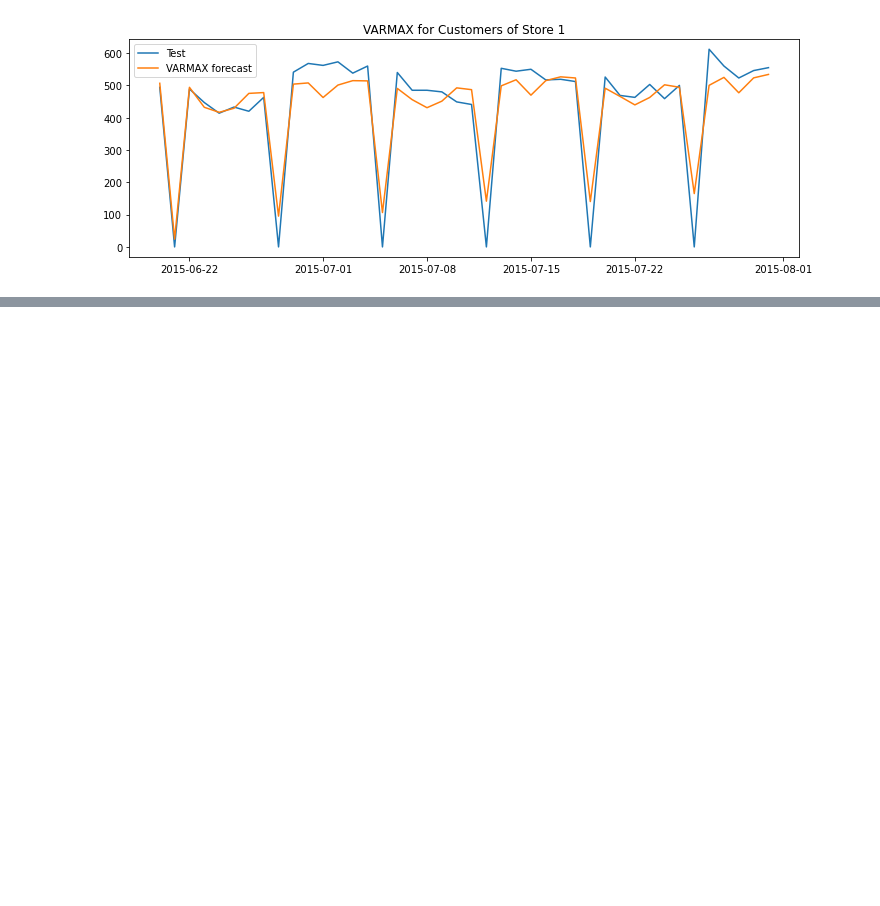
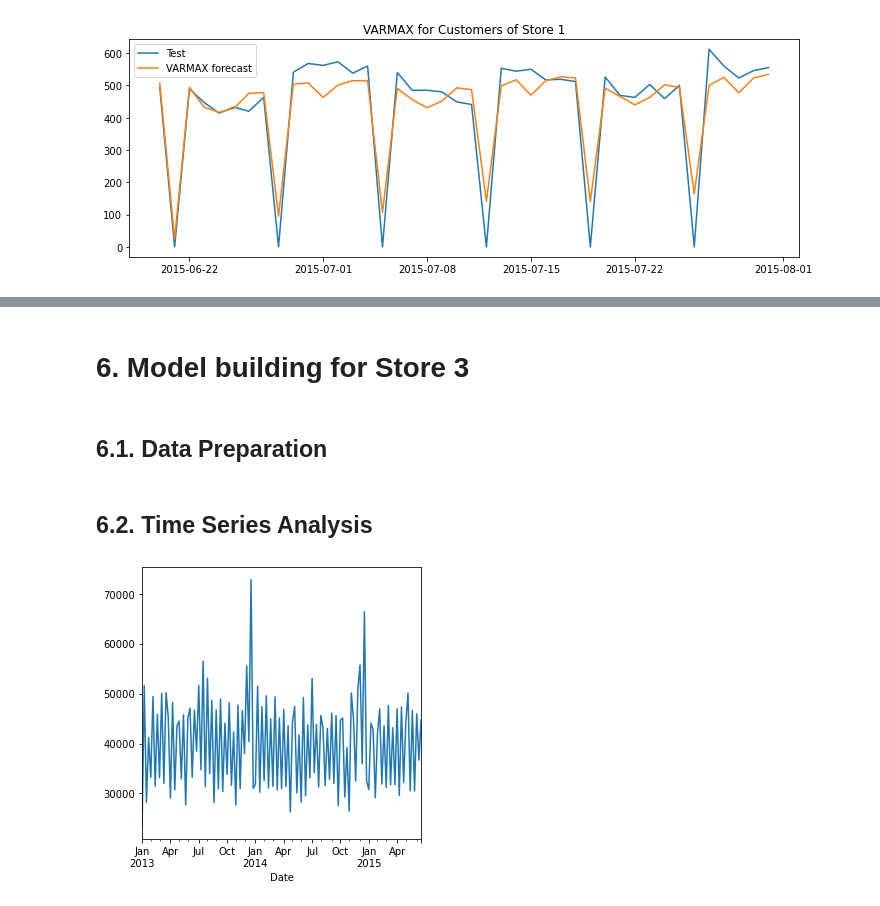
Before and after one commit to Alan-Wolf-VN/Sale_forecast, a Jupyter notebook: SaleForecasting_Nam_Tran.ipynb, the cells around one changed output, grey strips where cells are left out. Cells and saved outputs as stored; diff of their text form; code cells hidden in the pictures; blank space fills up the shorter version.

```diff
--- a/SaleForecasting_Nam_Tran.ipynb
+++ b/SaleForecasting_Nam_Tran.ipynb
@@ -649,0 +650,19 @@ results
+# %% [markdown]
+# 6. Model building for Store 3
+# %% [markdown]
+## 6.1. Data Preparation
+# %%
+store3 = df[df['Store']==3]
+del store3['Store']
+# %%
+train = store3[:-42].copy()
+test = store3[-42:].copy() # last 6 weeks as test set
+# %% [markdown]
+## 6.2. Time Series Analysis
+# %%
+# Visualize weekly sales of Store 3:
+plt.figure(figsize = (5,5))
+train['Sales'].resample('W').sum().plot()
+plt.show()
+# %% [output]
+[figure, added]
```
Also changed, not shown: parts of 205 cells of this notebook.
